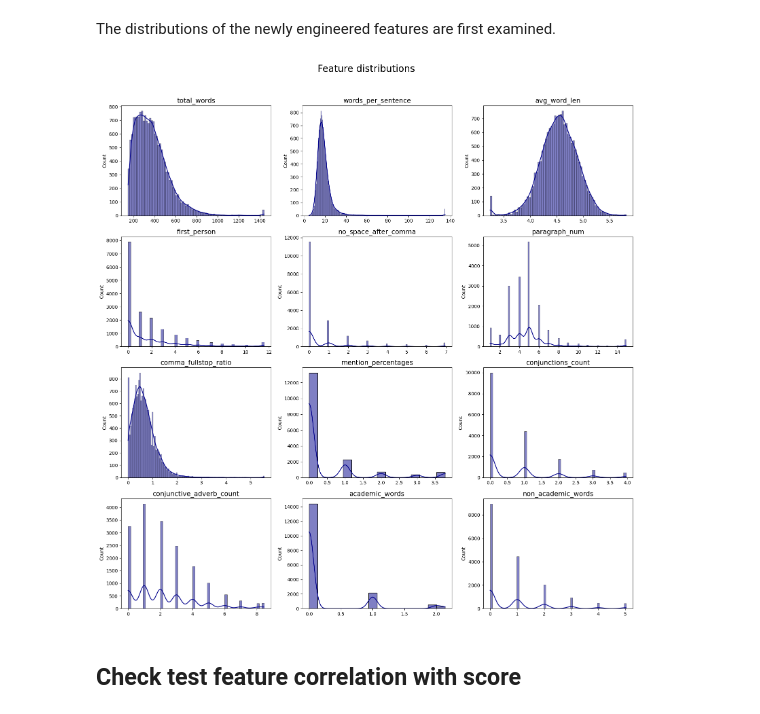
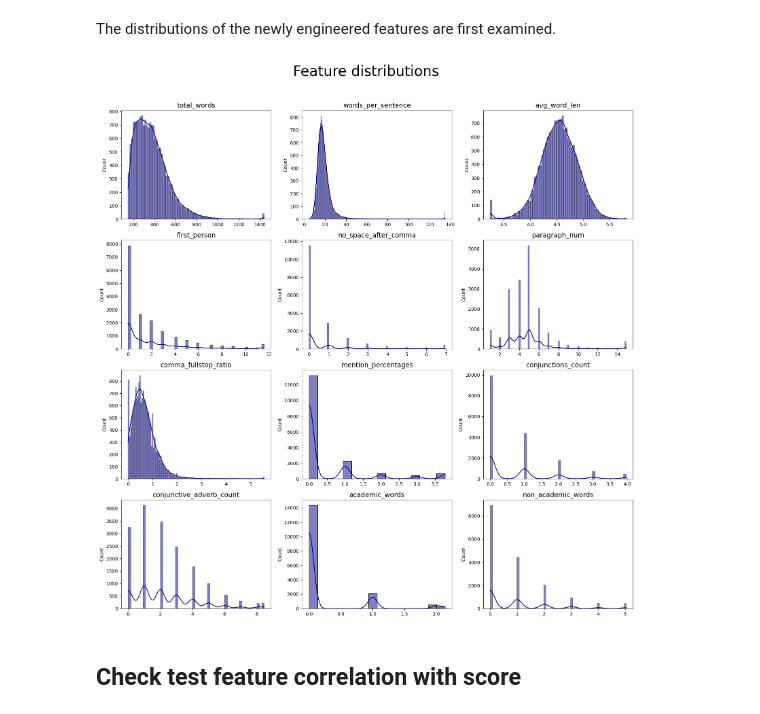
Before and after one commit to jcarterlab/Initial-Essay-Text-Feature-Engineering, a Jupyter notebook: initial_essay_text_feature_engineering.ipynb, the cells around one changed output. Drawn from its saved outputs; the diff is of its cells as text; code cells hidden in the pictures.

```diff
--- a/initial_essay_text_feature_engineering.ipynb
+++ b/initial_essay_text_feature_engineering.ipynb
@@ -149,32 +149,32 @@ The distributions of the newly engineered features are first examined.
 # %%
 # plots the word length distribution
 def trim(data, trim=3):
     mean, std_dev = np.mean(data), np.std(data)
     lower_bound, upper_bound = mean - trim * std_dev, mean + trim * std_dev
     trimmed_data = [x if lower_bound <= x <= upper_bound else (lower_bound if x < lower_bound else upper_bound) for x in data]
     return trimmed_data
 
 
 features = ['total_words', 'words_per_sentence', 'avg_word_len', 'first_person', 'no_space_after_comma', 'paragraph_num',
            'comma_fullstop_ratio', 'mention_percentages', 'conjunctions_count', 'conjunctive_adverb_count', 'academic_words',
            'non_academic_words']
 
 
 row_num = int(np.ceil(len(features) / 3))
 fig, ax = plt.subplots(nrows=row_num, ncols=3, figsize=(16, 16))
 ax = ax.flatten()
 
 
 for i, feat in enumerate(features):
     sns.histplot(trim(train[feat]), ax=ax[i], kde=True, color='darkblue');
     ax[i].set_title(feat, size=14);
 
 
-plt.suptitle('Feature distributions', fontsize=20, y=1.025);
+plt.suptitle('Feature distributions', fontsize=30, y=1.025);
 plt.tight_layout();
 plt.show();
 # %% [output]
-[figure, old version]
+[figure, new version]
 # %% [markdown]
 ## Check test feature correlation with score
 # %% [markdown]
```
Also changed, not shown: parts of 8 cells of this notebook.
